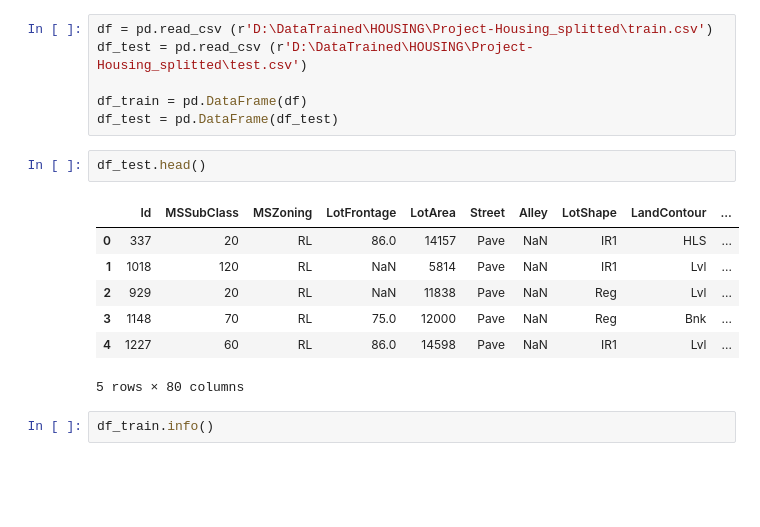
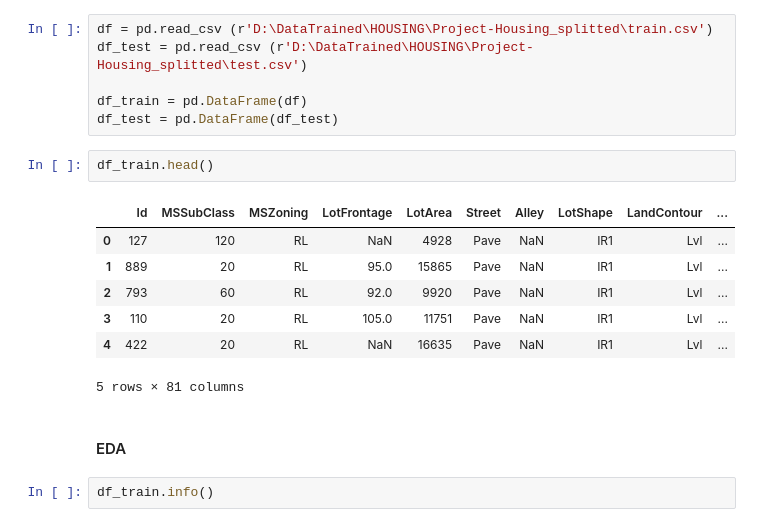
Before and after one commit to Pramodh23EAlpha/House-Price-Predection, a Jupyter notebook: Housing price prediction.ipynb, the cells around one changed output. Drawn from its saved outputs; the diff is of its cells as text; blank space fills up the shorter version.

```diff
--- a/Housing price prediction.ipynb
+++ b/Housing price prediction.ipynb
@@ -15,15 +15,17 @@ df_test = pd.read_csv (r'D:\DataTrained\HOUSING\Project-Housing_splitted\test.cs
 df_train = pd.DataFrame(df)
 df_test = pd.DataFrame(df_test)
 # %%
-df_test.head()
+df_train.head()
 # %% [output]
 |  | Id | MSSubClass | MSZoning | LotFrontage | LotArea | Street | Alley | LotShape | LandContour | ... |
-| 0 | 337 | 20 | RL | 86.0 | 14157 | Pave | NaN | IR1 | HLS | ... |
-| 1 | 1018 | 120 | RL | NaN | 5814 | Pave | NaN | IR1 | Lvl | ... |
-| 2 | 929 | 20 | RL | NaN | 11838 | Pave | NaN | Reg | Lvl | ... |
-| 3 | 1148 | 70 | RL | 75.0 | 12000 | Pave | NaN | Reg | Bnk | ... |
-| 4 | 1227 | 60 | RL | 86.0 | 14598 | Pave | NaN | IR1 | Lvl | ... |
+| 0 | 127 | 120 | RL | NaN | 4928 | Pave | NaN | IR1 | Lvl | ... |
+| 1 | 889 | 20 | RL | 95.0 | 15865 | Pave | NaN | IR1 | Lvl | ... |
+| 2 | 793 | 60 | RL | 92.0 | 9920 | Pave | NaN | IR1 | Lvl | ... |
+| 3 | 110 | 20 | RL | 105.0 | 11751 | Pave | NaN | IR1 | Lvl | ... |
+| 4 | 422 | 20 | RL | NaN | 16635 | Pave | NaN | IR1 | Lvl | ... |
-5 rows × 80 columns
+5 rows × 81 columns
+# %% [markdown]
+#### EDA
 # %%
 df_train.info()
 # %% [output]
```
Also changed, not shown: parts of 13 cells of this notebook, 1 other file.
